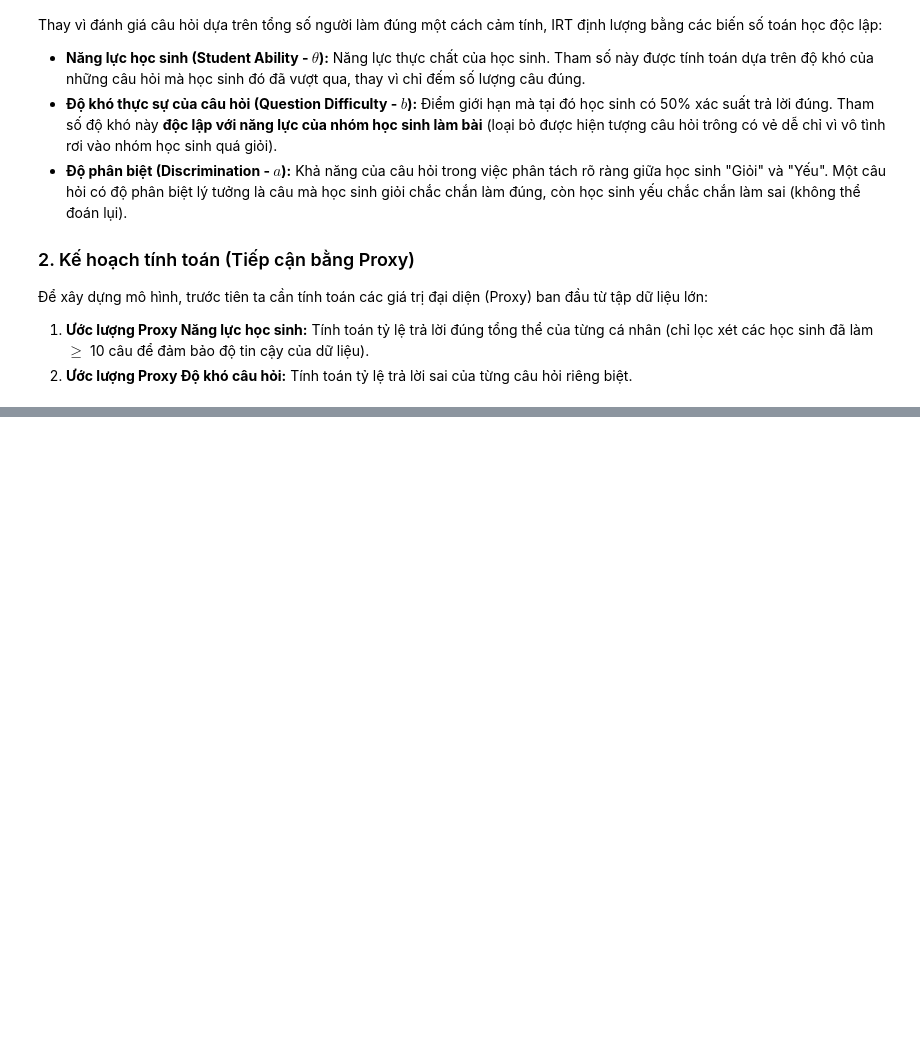
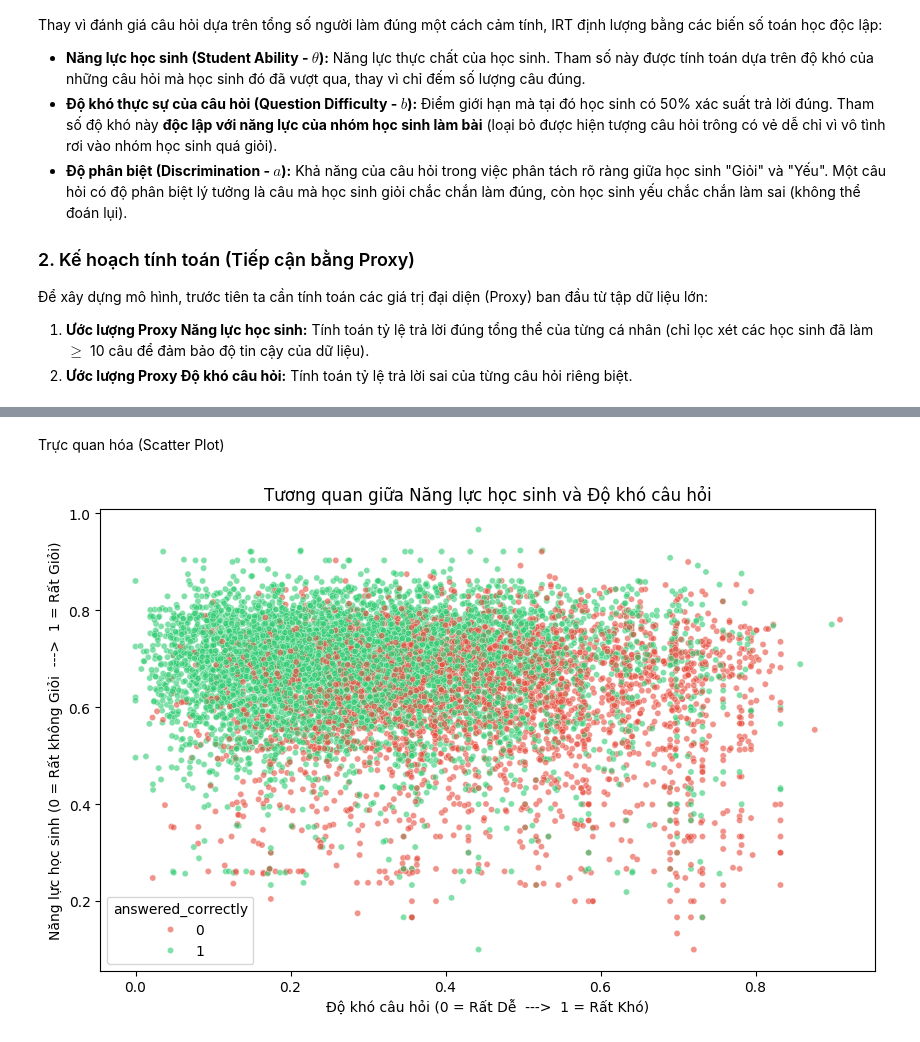
Before and after one commit to HoangThiThi199/Question_Difficulty_and_Student_Ability_Discrimination, a Jupyter notebook: IRT_Modeling.ipynb, the cells around one changed output, grey strips where cells are left out. Cells and saved outputs as stored; diff of their text form; code cells hidden in the pictures; blank space fills up the shorter version.

```diff
--- a/IRT_Modeling.ipynb
+++ b/IRT_Modeling.ipynb
@@ -83,0 +54,11 @@ Những học sinh chỉ mới làm 1-2 câu mà đúng hết 100% (hoặc sai h
+# %%
+# Gom nhóm toàn bộ dữ liệu theo từng id câu hỏi (content_id) để tính tỉ lệ trả lời đúng cho mỗi câu hỏi
+
+question_diff = df_train.groupby('content_id')['answered_correctly'].agg(['mean', 'count']).reset_index()
+question_diff.rename(columns={'mean': 'correct_rate', 'count': 'times_asked'}, inplace=True)
+
+# Tham số IRT: Độ khó = 1 - Tỷ lệ đúng
+question_diff['difficulty_score'] = 1 - question_diff['correct_rate']
+
+print("Top 5 câu hỏi khó nhất:")
+question_diff.sort_values(by='difficulty_score', ascending=False).head()
@@ -83,0 +73,31 @@ Những học sinh chỉ mới làm 1-2 câu mà đúng hết 100% (hoặc sai h
+# %% [markdown]
+Trực quan hóa (Scatter Plot)
+# %%
+import matplotlib.pyplot as plt
+import seaborn as sns
+
+# Lấy ngẫu nhiên 10.000 lượt tương tác để vẽ (tránh làm tràn RAM khi vẽ hình)
+df_sample_plot = df_train.sample(n=10000, random_state=42)
+
+# Ghép điểm Năng lực và Độ khó vào bảng vẽ
+df_sample_plot = df_sample_plot.merge(student_ability[['user_id', 'ability_score']], on='user_id', how='inner')
+df_sample_plot = df_sample_plot.merge(question_diff[['content_id', 'difficulty_score']], on='content_id', how='inner')
+
+# Bắt đầu vẽ Biểu đồ Phân tán
+plt.figure(figsize=(10, 6))
+sns.scatterplot(
+    data=df_sample_plot,
+    x='difficulty_score',
+    y='ability_score',
+    hue='answered_correctly',
+    palette={1: '#2ecc71', 0: '#e74c3c'}, # Xanh: Đúng và Đỏ: Sai
+    alpha=0.6,
+    s=20 # Kích thước hạt
+)
+
+plt.title('Tương quan giữa Năng lực học sinh và Độ khó câu hỏi')
+plt.xlabel('Độ khó câu hỏi (0 = Rất Dễ  --->  1 = Rất Khó)')
+plt.ylabel('Năng lực học sinh (0 = Rất không Giỏi  --->  1 = Rất Giỏi)')
+plt.show()
+# %% [output]
+[figure, added]
```
Also changed, not shown: parts of 7 cells of this notebook, 1 other file.
